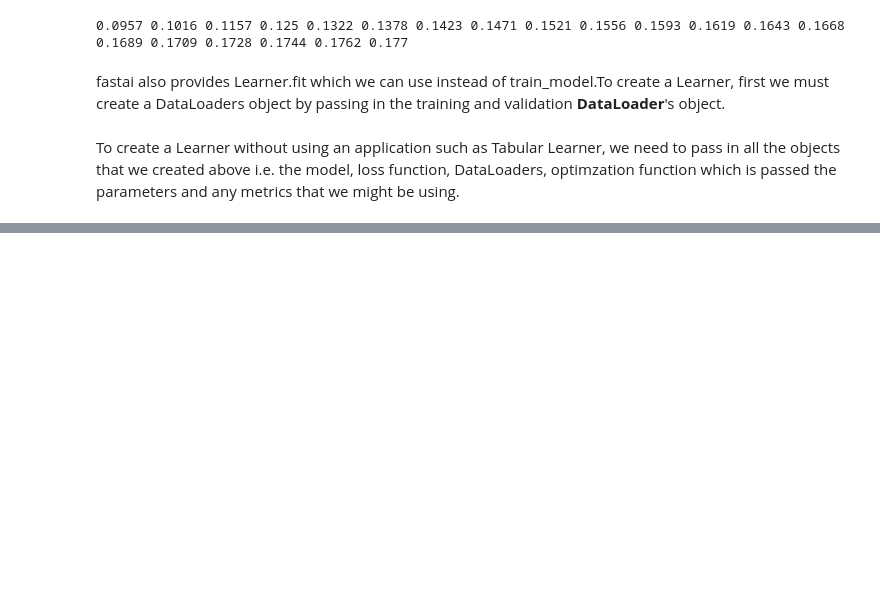
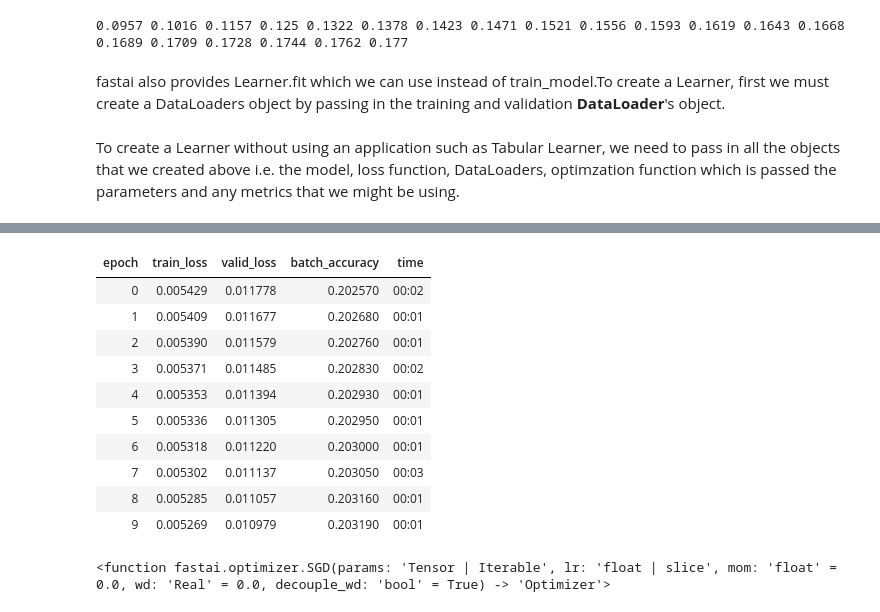
Before and after one commit to rubanzasilva/mnist_basics, a Jupyter notebook: Copy_of_mnist_full_ds_checkpoint.ipynb, the cells around one changed output, grey strips where cells are left out. Cells and saved outputs as stored; diff of their text form; code cells hidden in the pictures; blank space fills up the shorter version.

```diff
--- a/Copy_of_mnist_full_ds_checkpoint.ipynb
+++ b/Copy_of_mnist_full_ds_checkpoint.ipynb
@@ -418,0 +446,18 @@ dls = DataLoaders(dl, valid_dl)
+# %%
+learn.fit(10,0.1)
+# %% [output]
+| epoch | train_loss | valid_loss | batch_accuracy | time |
+| 0 | 0.005429 | 0.011778 | 0.202570 | 00:02 |
+| 1 | 0.005409 | 0.011677 | 0.202680 | 00:01 |
+| 2 | 0.005390 | 0.011579 | 0.202760 | 00:01 |
+| 3 | 0.005371 | 0.011485 | 0.202830 | 00:02 |
+| 4 | 0.005353 | 0.011394 | 0.202930 | 00:01 |
+| 5 | 0.005336 | 0.011305 | 0.202950 | 00:01 |
+| 6 | 0.005318 | 0.011220 | 0.203000 | 00:01 |
+| 7 | 0.005302 | 0.011137 | 0.203050 | 00:03 |
+| 8 | 0.005285 | 0.011057 | 0.203160 | 00:01 |
+| 9 | 0.005269 | 0.010979 | 0.203190 | 00:01 |
+# %%
+SGD
+# %% [output]
+<function fastai.optimizer.SGD(params: 'Tensor | Iterable', lr: 'float | slice', mom: 'float' = 0.0, wd: 'Real' = 0.0, decouple_wd: 'bool' = True) -> 'Optimizer'>
```
Also changed, not shown: parts of 13 cells of this notebook.
